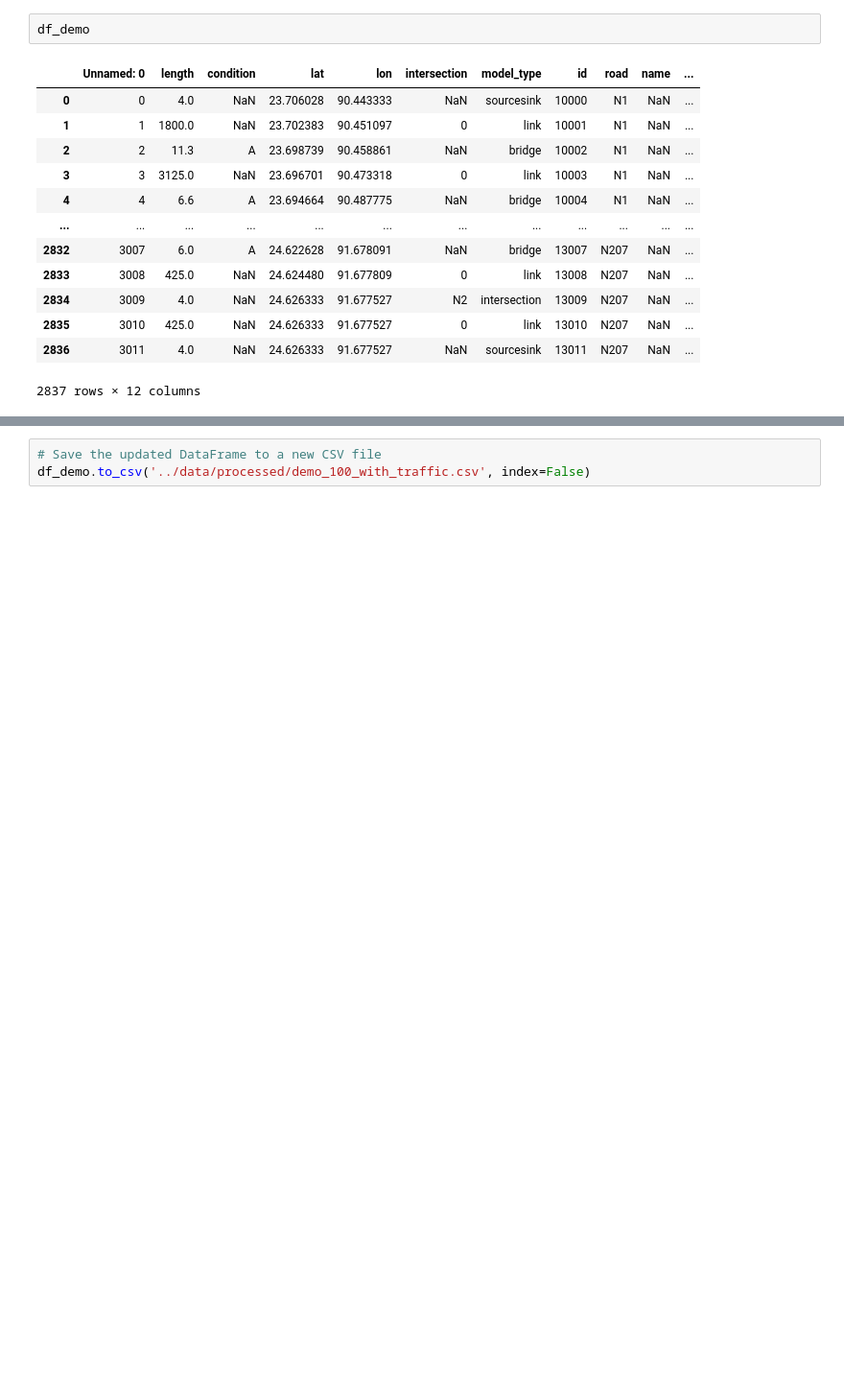
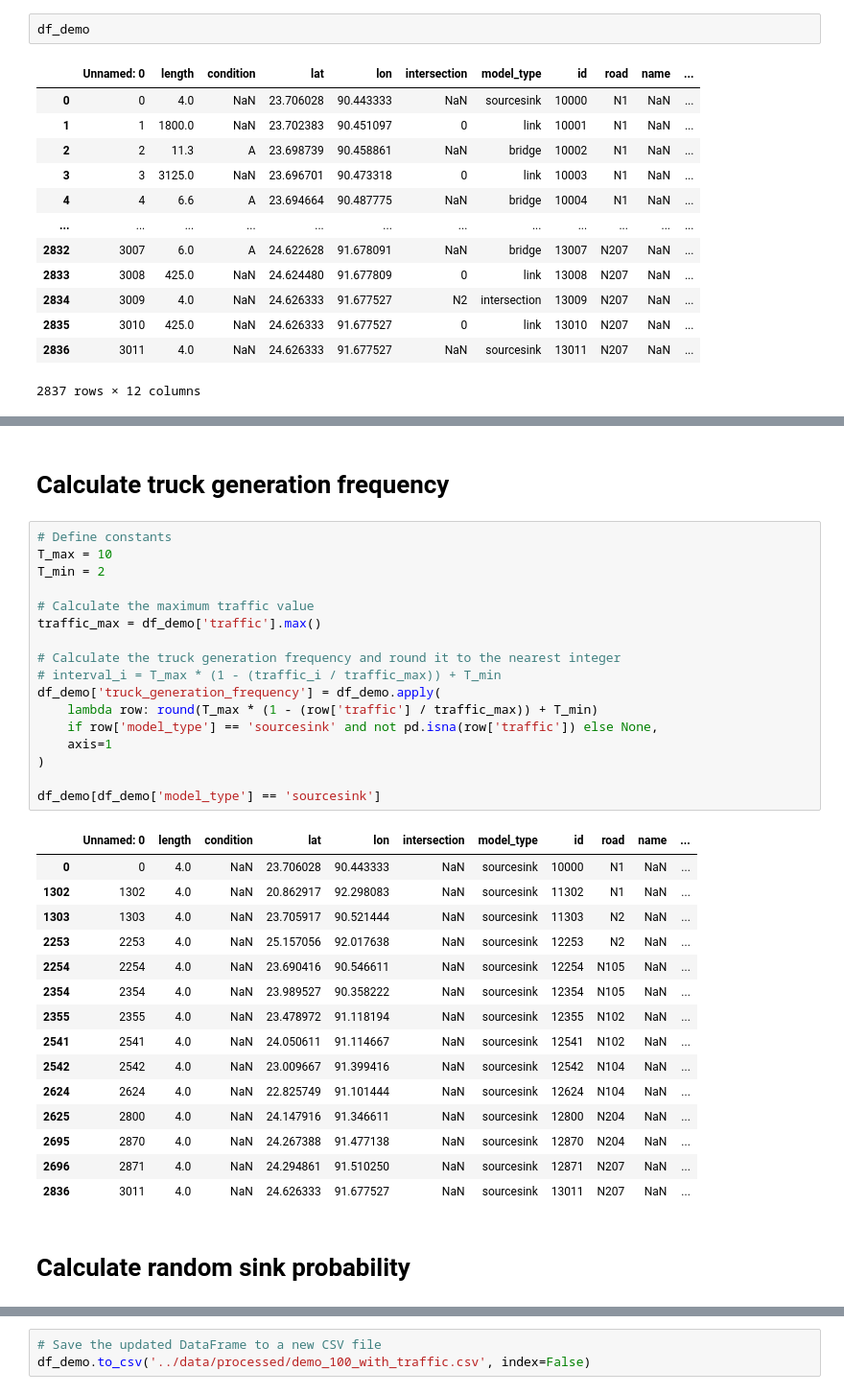
Before and after one commit to daniela1998/Advanced-Simulation-Assignments, a Jupyter notebook: Assignment 4/EPA1352-G16-A4-data scraping/notebook/3_CombineDemoAndTrafficData.ipynb, the cells around one changed output, grey strips where cells are left out. Shown at 96% size. Cells and saved outputs as stored; diff of their text form; blank space fills up the shorter version.

```diff
--- a/Assignment 4/EPA1352-G16-A4-data scraping/notebook/3_CombineDemoAndTrafficData.ipynb
+++ b/Assignment 4/EPA1352-G16-A4-data scraping/notebook/3_CombineDemoAndTrafficData.ipynb
@@ -216,0 +299,37 @@ Name: traffic, dtype: float64
+# %% [markdown]
+# Calculate truck generation frequency
+# %%
+# Define constants
+T_max = 10
+T_min = 2
+
+# Calculate the maximum traffic value
+traffic_max = df_demo['traffic'].max()
+
+# Calculate the truck generation frequency and round it to the nearest integer
+# interval_i = T_max * (1 - (traffic_i / traffic_max)) + T_min
+df_demo['truck_generation_frequency'] = df_demo.apply(
+    lambda row: round(T_max * (1 - (row['traffic'] / traffic_max)) + T_min)
+    if row['model_type'] == 'sourcesink' and not pd.isna(row['traffic']) else None,
+    axis=1
+)
+
+df_demo[df_demo['model_type'] == 'sourcesink']
+# %% [output]
+|  | Unnamed: 0 | length | condition | lat | lon | intersection | model_type | id | road | name | ... |
+| 0 | 0 | 4.0 | NaN | 23.706028 | 90.443333 | NaN | sourcesink | 10000 | N1 | NaN | ... |
+| 1302 | 1302 | 4.0 | NaN | 20.862917 | 92.298083 | NaN | sourcesink | 11302 | N1 | NaN | ... |
+| 1303 | 1303 | 4.0 | NaN | 23.705917 | 90.521444 | NaN | sourcesink | 11303 | N2 | NaN | ... |
+| 2253 | 2253 | 4.0 | NaN | 25.157056 | 92.017638 | NaN | sourcesink | 12253 | N2 | NaN | ... |
+| 2254 | 2254 | 4.0 | NaN | 23.690416 | 90.546611 | NaN | sourcesink | 12254 | N105 | NaN | ... |
+| 2354 | 2354 | 4.0 | NaN | 23.989527 | 90.358222 | NaN | sourcesink | 12354 | N105 | NaN | ... |
+| 2355 | 2355 | 4.0 | NaN | 23.478972 | 91.118194 | NaN | sourcesink | 12355 | N102 | NaN | ... |
+| 2541 | 2541 | 4.0 | NaN | 24.050611 | 91.114667 | NaN | sourcesink | 12541 | N102 | NaN | ... |
+| 2542 | 2542 | 4.0 | NaN | 23.009667 | 91.399416 | NaN | sourcesink | 12542 | N104 | NaN | ... |
+| 2624 | 2624 | 4.0 | NaN | 22.825749 | 91.101444 | NaN | sourcesink | 12624 | N104 | NaN | ... |
+| 2625 | 2800 | 4.0 | NaN | 24.147916 | 91.346611 | NaN | sourcesink | 12800 | N204 | NaN | ... |
+| 2695 | 2870 | 4.0 | NaN | 24.267388 | 91.477138 | NaN | sourcesink | 12870 | N204 | NaN | ... |
+| 2696 | 2871 | 4.0 | NaN | 24.294861 | 91.510250 | NaN | sourcesink | 12871 | N207 | NaN | ... |
+| 2836 | 3011 | 4.0 | NaN | 24.626333 | 91.677527 | NaN | sourcesink | 13011 | N207 | NaN | ... |
+# %% [markdown]
+# Calculate random sink probability
```
Also changed, not shown: parts of 13 cells of this notebook, 2 other files.
